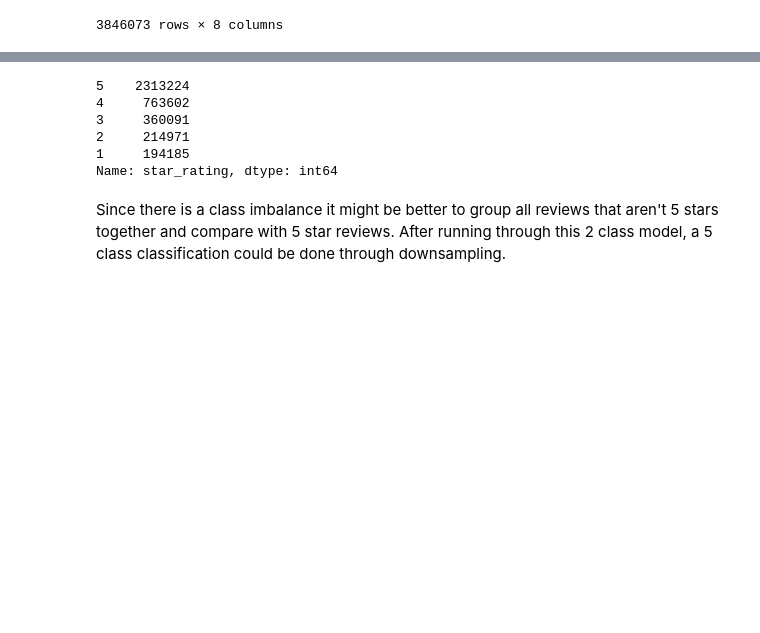
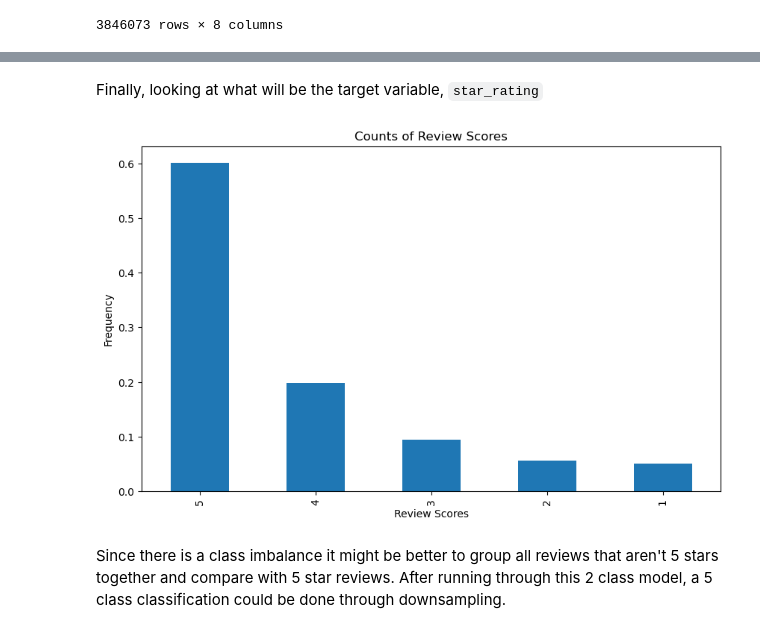
Before and after one commit to b8luong/Amazon-Reviews-Capstone, a Jupyter notebook: Amazon_shoe_reviews.ipynb, the cells around one changed output, grey strips where cells are left out. Cells and saved outputs as stored; diff of their text form; code cells hidden in the pictures; blank space fills up the shorter version.

```diff
--- a/Amazon_shoe_reviews.ipynb
+++ b/Amazon_shoe_reviews.ipynb
@@ -446,0 +447,3 @@ df
+# %%
+# converting object to datetime
+df['review_date'] = df['review_date'].astype('datetime64')
@@ -446,0 +456,2 @@ df
+# %%
+df['year'] = df['review_date'].dt.year
@@ -446,0 +464,2 @@ df
+# %%
+df['month'] = df['review_date'].dt.month
@@ -446,0 +472,3 @@ df
+# %%
+# Now that there is a year and month column, review_date can be dropped
+df = df.drop(columns='review_date')
@@ -447,12 +492,14 @@ df
+# %% [markdown]
+Finally, looking at what will be the target variable, `star_rating`
 # %%
-df['star_rating'].value_counts()
+figure = plt.figure(figsize=(10,6))
+df['star_rating'].value_counts(normalize=True).plot(kind='bar')
+plt.xlabel('Review Scores')
+plt.ylabel('Frequency')
+plt.title('Counts of Review Scores')
+plt.show()
 # %% [output]
-5    2313224
-4     763602
-3     360091
-2     214971
-1     194185
-Name: star_rating, dtype: int64
+[figure, added]
 # %% [markdown]
 Since there is a class imbalance it might be better to group all reviews that aren't 5 stars together and compare with 5 star reviews. After running through this 2 class model, a 5 class classification could be done through downsampling.
 # %%
```
Also changed, not shown: parts of 84 cells of this notebook, 1 other file.
